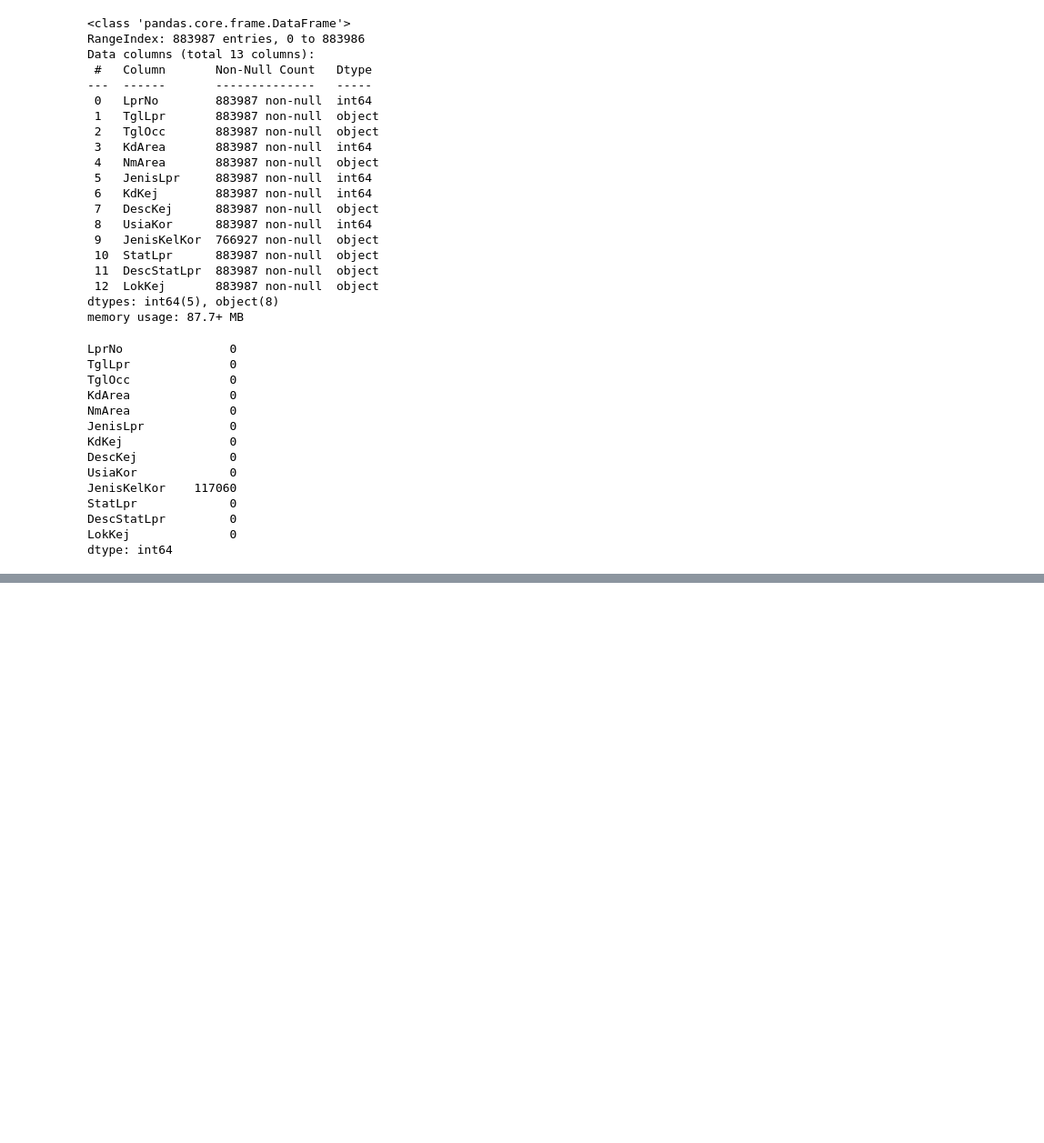
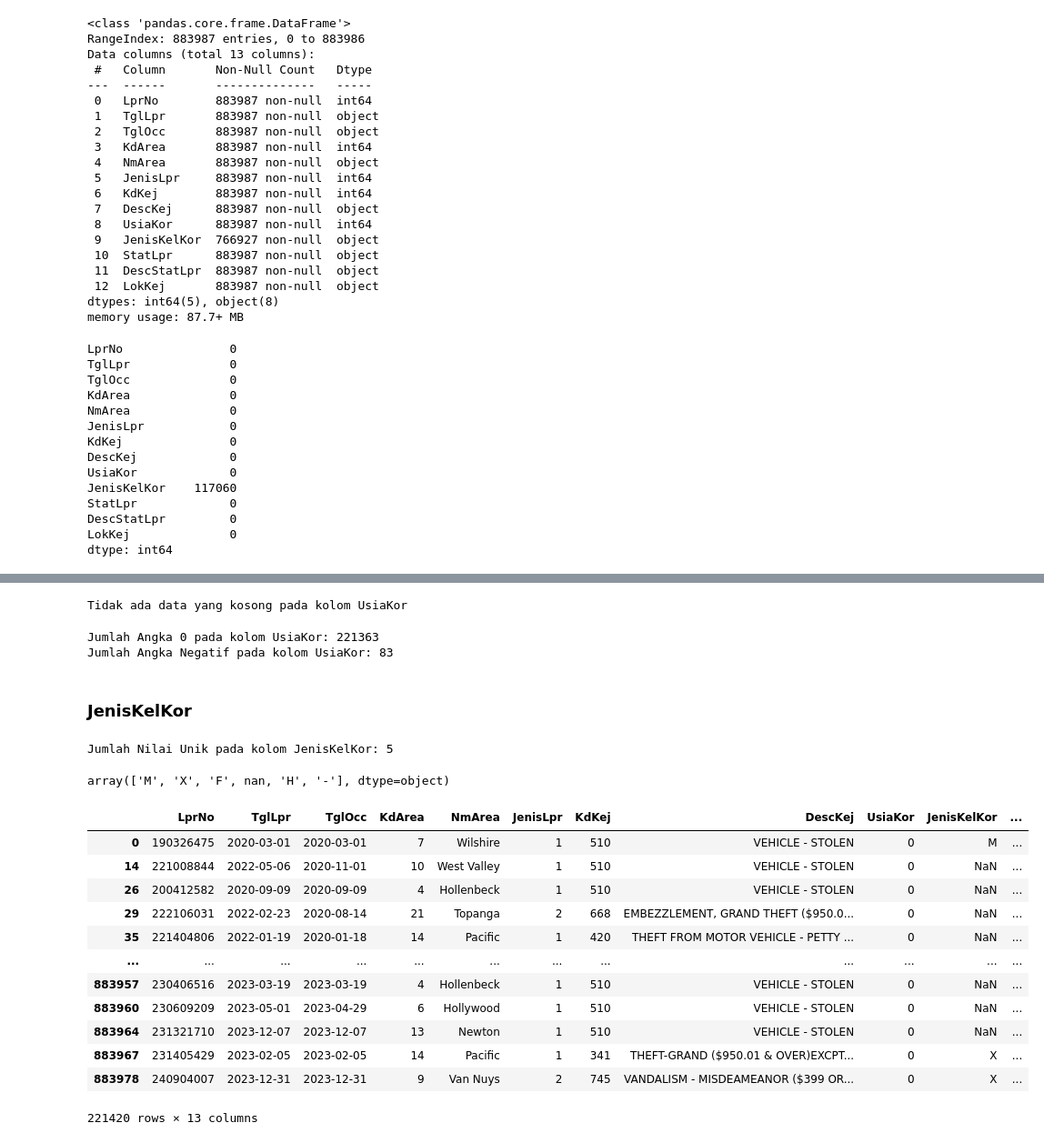
Before and after one commit to RIFF7/capstone-project, a Jupyter notebook: capstone_project_2.ipynb, the cells around one changed output, grey strips where cells are left out. Shown at 91% size. Saved outputs shown, nothing was run; the diff lists cells and outputs as text; code cells hidden in the pictures; blank space fills up the shorter version.

```diff
--- a/capstone_project_2.ipynb
+++ b/capstone_project_2.ipynb
@@ -195,0 +259,65 @@ dtype: int64
+# %%
+# Melakukan pengecekan pada kolom UsiaKor apakah ada data kosong
+data_usia_null = data_crime[data_crime['UsiaKor'].isnull()]
+
+# Menampilkan hasil
+if data_usia_null.empty:
+    print("Tidak ada data yang kosong pada kolom UsiaKor")
+else:
+    print("Data kosong pada kolom UsiaKor:")
+    print(data_usia_null)
+# %% [output]
+Tidak ada data yang kosong pada kolom UsiaKor
+# %%
+# Pengecekan kolom UsiaKor
+usia_kor_counts = data_crime['UsiaKor'].value_counts()
+
+# Menampilkan jumlah kemunculan angka 0 dan angka negatif
+count_zero = usia_kor_counts.get(0, 0)
+count_minus = usia_kor_counts.loc[usia_kor_counts.index < 0].sum()
+
+# Menampilkan hasil rule
+print("Jumlah Angka 0 pada kolom UsiaKor:", count_zero)
+print("Jumlah Angka Negatif pada kolom UsiaKor:", count_minus)
+# %% [output]
+Jumlah Angka 0 pada kolom UsiaKor: 221363
+Jumlah Angka Negatif pada kolom UsiaKor: 83
+# %% [markdown]
+### JenisKelKor
+# %%
+# Menampilkan jumlah nilai Unik pada kolom JenisKelKor
+jumlah_jenis_kelKor = data_crime['JenisKelKor'].nunique()
+
+# Tampilkan hasil
+print("Jumlah Nilai Unik pada kolom JenisKelKor:", jumlah_jenis_kelKor)
+# %% [output]
+Jumlah Nilai Unik pada kolom JenisKelKor: 5
+# %%
+# Mengambil Nilai Unik pada kolom JenisKelKor
+daftar_unik_kelKor = data_crime['JenisKelKor'].unique()
+
+# Tampilkan hasil dalam bentuk array
+daftar_unik_kelKor
+# %% [output]
+array(['M', 'X', 'F', nan, 'H', '-'], dtype=object)
+# %%
+# Memfilter data berdasarkan kondisi yang diberikan
+filtered_data = data_crime[(data_crime['UsiaKor'] == 0) | (data_crime['UsiaKor'] < 0) & (data_crime['JenisKelKor'].isin(['X', 'H', '-']))]
+
+# Menampilkan hasil
+unknown_data = filtered_data
+unknown_data
+# %% [output]
+|  | LprNo | TglLpr | TglOcc | KdArea | NmArea | JenisLpr | KdKej | DescKej | UsiaKor | JenisKelKor | ... |
+| 0 | 190326475 | 2020-03-01 | 2020-03-01 | 7 | Wilshire | 1 | 510 | VEHICLE - STOLEN | 0 | M | ... |
+| 14 | 221008844 | 2022-05-06 | 2020-11-01 | 10 | West Valley | 1 | 510 | VEHICLE - STOLEN | 0 | NaN | ... |
+| 26 | 200412582 | 2020-09-09 | 2020-09-09 | 4 | Hollenbeck | 1 | 510 | VEHICLE - STOLEN | 0 | NaN | ... |
+| 29 | 222106031 | 2022-02-23 | 2020-08-14 | 21 | Topanga | 2 | 668 | EMBEZZLEMENT, GRAND THEFT ($950.0... | 0 | NaN | ... |
+| 35 | 221404806 | 2022-01-19 | 2020-01-18 | 14 | Pacific | 1 | 420 | THEFT FROM MOTOR VEHICLE - PETTY ... | 0 | NaN | ... |
+| ... | ... | ... | ... | ... | ... | ... | ... | ... | ... | ... | ... |
+| 883957 | 230406516 | 2023-03-19 | 2023-03-19 | 4 | Hollenbeck | 1 | 510 | VEHICLE - STOLEN | 0 | NaN | ... |
+| 883960 | 230609209 | 2023-05-01 | 2023-04-29 | 6 | Hollywood | 1 | 510 | VEHICLE - STOLEN | 0 | NaN | ... |
+| 883964 | 231321710 | 2023-12-07 | 2023-12-07 | 13 | Newton | 1 | 510 | VEHICLE - STOLEN | 0 | NaN | ... |
+| 883967 | 231405429 | 2023-02-05 | 2023-02-05 | 14 | Pacific | 1 | 341 | THEFT-GRAND ($950.01 & OVER)EXCPT... | 0 | X | ... |
+| 883978 | 240904007 | 2023-12-31 | 2023-12-31 | 9 | Van Nuys | 2 | 745 | VANDALISM - MISDEAMEANOR ($399 OR... | 0 | X | ... |
+221420 rows × 13 columns
```
Also changed, not shown: parts of 20 cells of this notebook, 1 other file.
